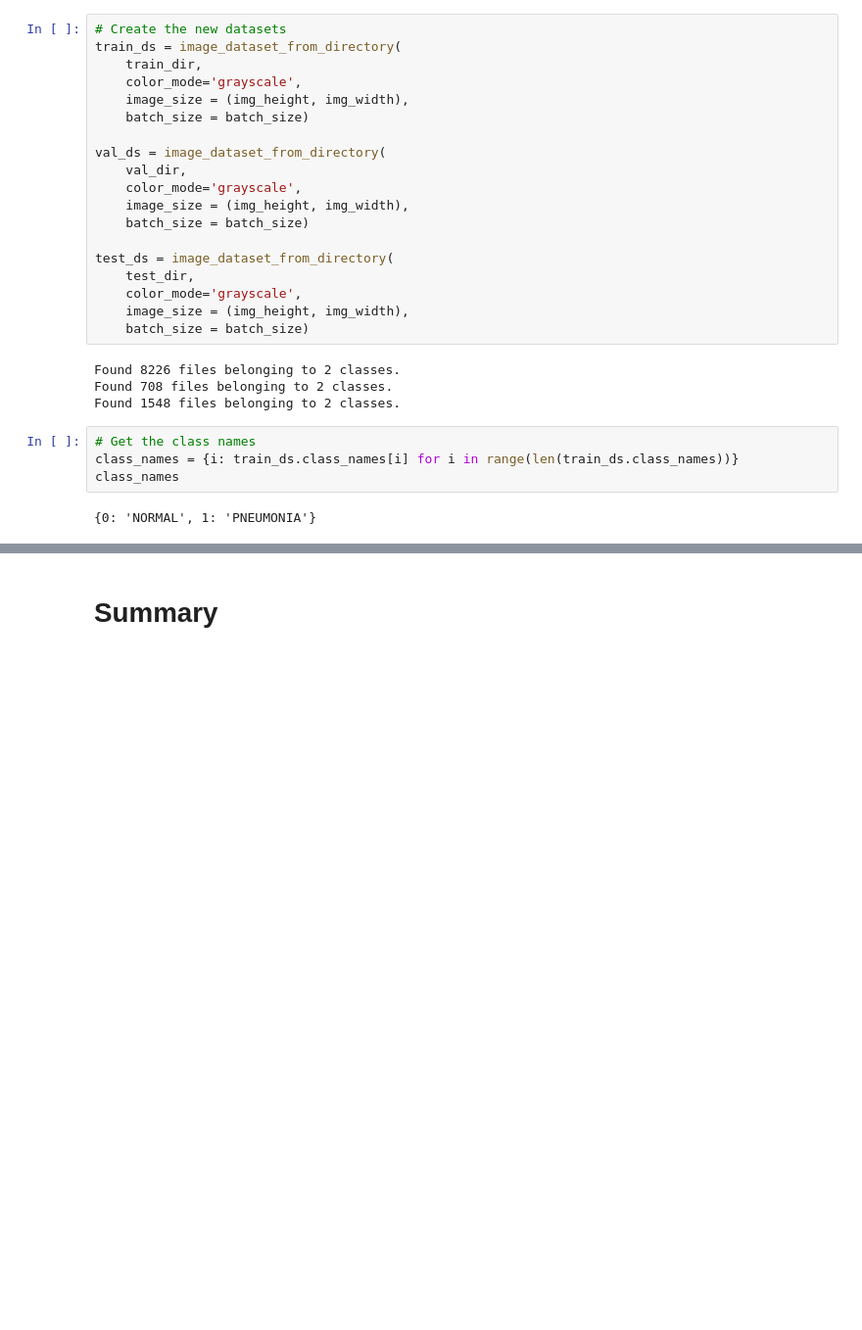
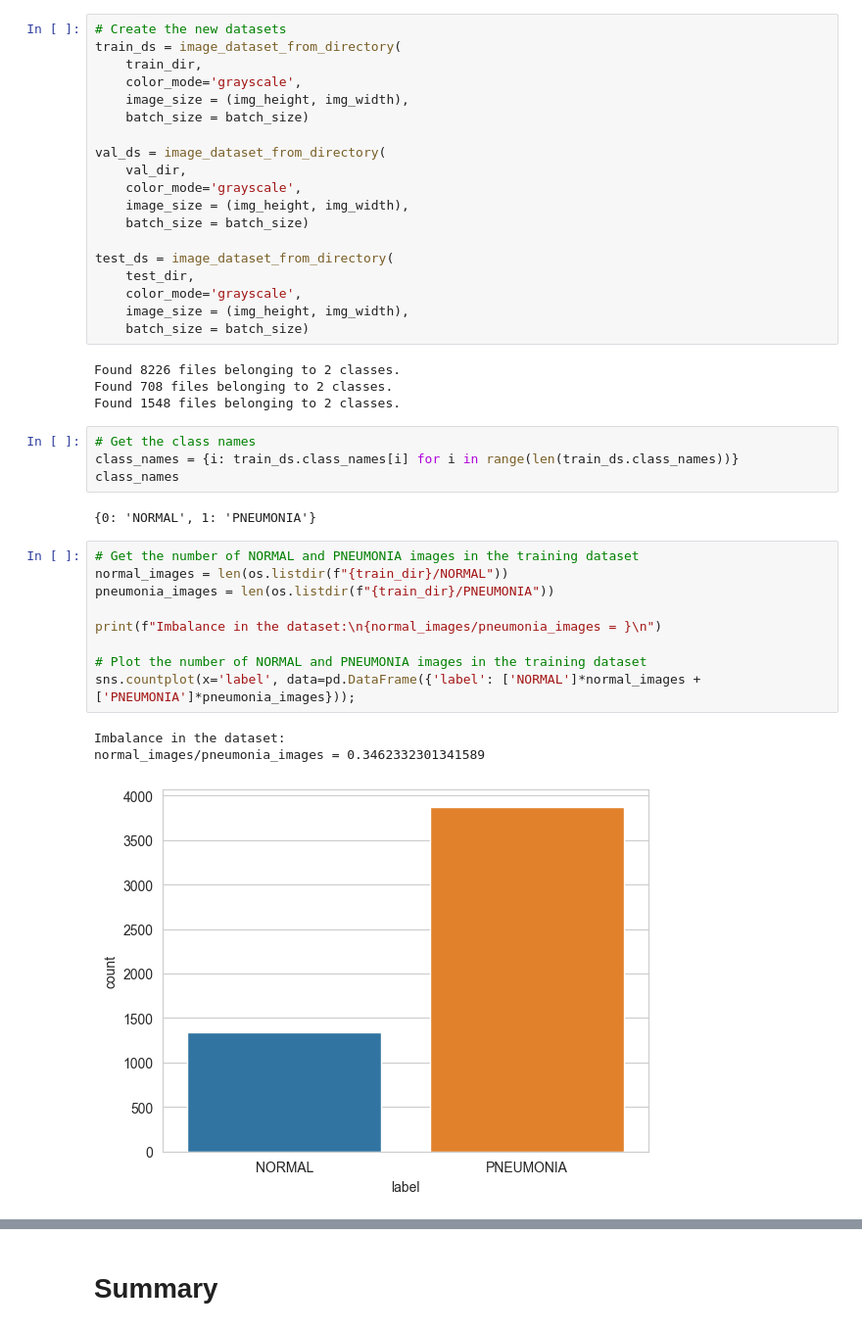
Before and after one commit to airenare/pneumo_check, a Jupyter notebook: notebooks/1_DataWrangling_EDA.ipynb, the cells around one changed output, grey strips where cells are left out. Shown at 98% size. Drawn from its saved outputs; the diff is of its cells as text; blank space fills up the shorter version.

```diff
--- a/notebooks/1_DataWrangling_EDA.ipynb
+++ b/notebooks/1_DataWrangling_EDA.ipynb
@@ -219,6 +221,19 @@ class_names = {i: train_ds.class_names[i] for i in range(len(train_ds.class_name
 class_names
 # %% [output]
 {0: 'NORMAL', 1: 'PNEUMONIA'}
+# %%
+# Get the number of NORMAL and PNEUMONIA images in the training dataset
+normal_images = len(os.listdir(f"{train_dir}/NORMAL"))
+pneumonia_images = len(os.listdir(f"{train_dir}/PNEUMONIA"))
+
+print(f"Imbalance in the dataset:\n{normal_images/pneumonia_images = }\n")
+
+# Plot the number of NORMAL and PNEUMONIA images in the training dataset
+sns.countplot(x='label', data=pd.DataFrame({'label': ['NORMAL']*normal_images + ['PNEUMONIA']*pneumonia_images}));
+# %% [output]
+Imbalance in the dataset:
+normal_images/pneumonia_images = 0.3462332301341589
+[figure, added]
 # %%
 # Plot the images
 plt.figure(figsize=(10, 10))
```
Also changed, not shown: parts of 5 cells of this notebook.
